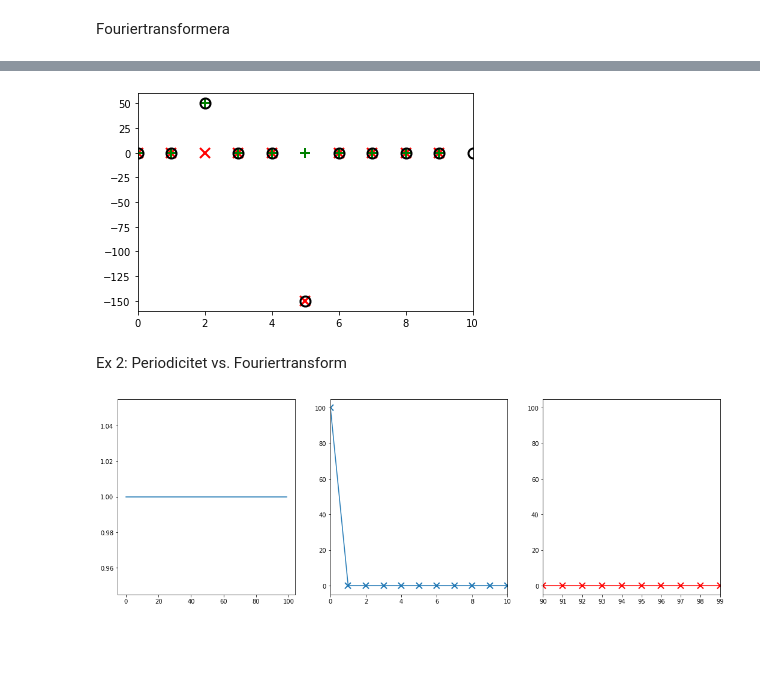
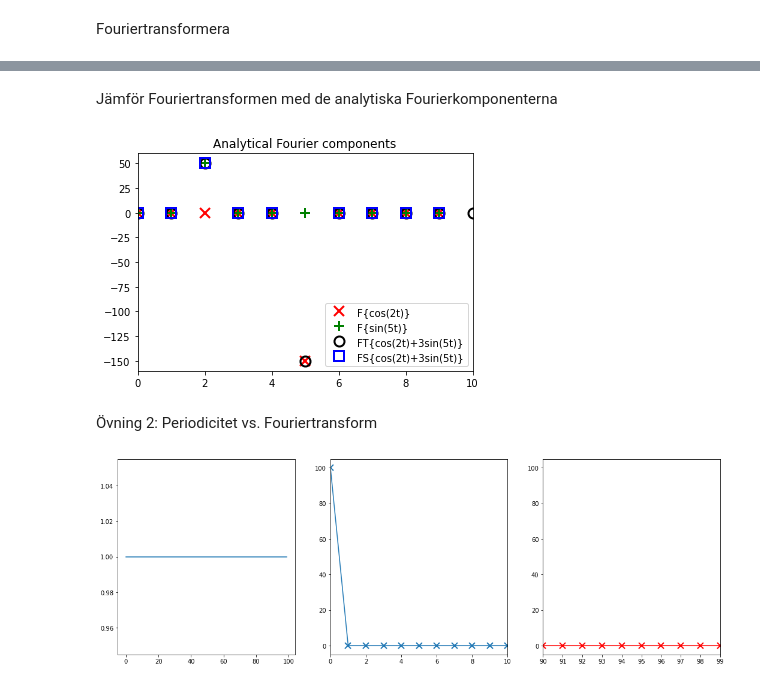
Before and after one commit to anbergman/expmetII, a Jupyter notebook: Notebooks/FFT/FFT_introduktion.ipynb, the cells around one changed output, grey strips where cells are left out. Saved outputs shown, nothing was run; the diff lists cells and outputs as text; code cells hidden in the pictures; blank space fills up the shorter version.

```diff
--- a/Notebooks/FFT/FFT_introduktion.ipynb
+++ b/Notebooks/FFT/FFT_introduktion.ipynb
@@ -95,15 +98,21 @@ for nu in range(N_s):
+# %% [markdown]
+Jämför Fouriertransformen med de analytiska Fourierkomponenterna
 # %%
 plt.figure()
-plt.plot(s_nu,'rx')
-plt.plot(c_nu,'g+')
-plt.plot(k,Fr+Fi,'ko')
+plt.title('Analytical Fourier components')
+
+plt.plot(s_nu,'rx',label='F{cos(2t)}')
+plt.plot(c_nu,'g+',label='F{sin(5t)}')
+plt.plot(k,Fr+Fi,'ko',label='FT{cos(2t)+3sin(5t)}')
+plt.plot(c_nu+3*s_nu,'bs',label='FS{cos(2t)+3sin(5t)}')
 plt.xlim(0,10)
 plt.ylim(-160,60)
+plt.legend(loc=4)
 plt.show()
 # %% [output]
-[figure, old version]
+[figure, new version]
 # %% [markdown]
-Ex 2: Periodicitet vs. Fouriertransform
+Övning 2: Periodicitet vs. Fouriertransform
 # %%
 f_0=1.0+0.0*np.cos(1.0*t)+0.0*np.cos(2.0*t)
 F_0=np.real(np.fft.fft(f_0))
```
Also changed, not shown: parts of 13 cells of this notebook, 1 other file.
